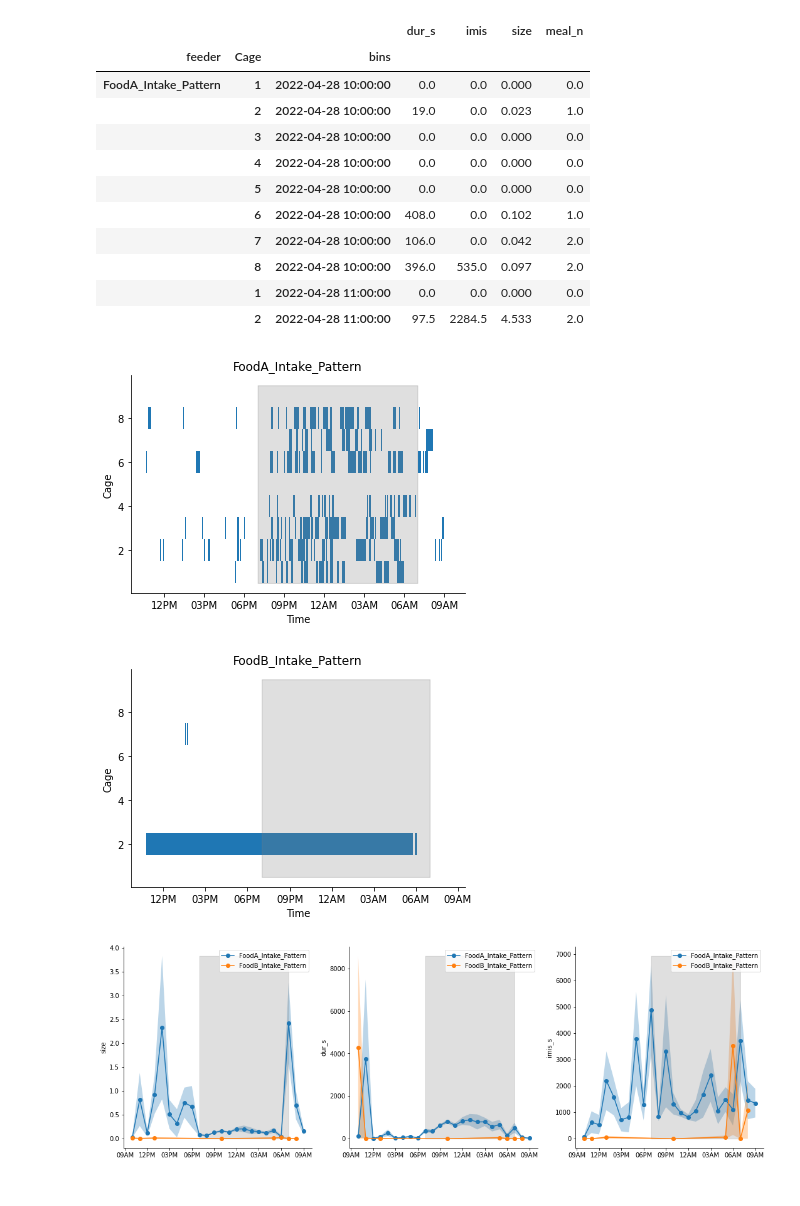
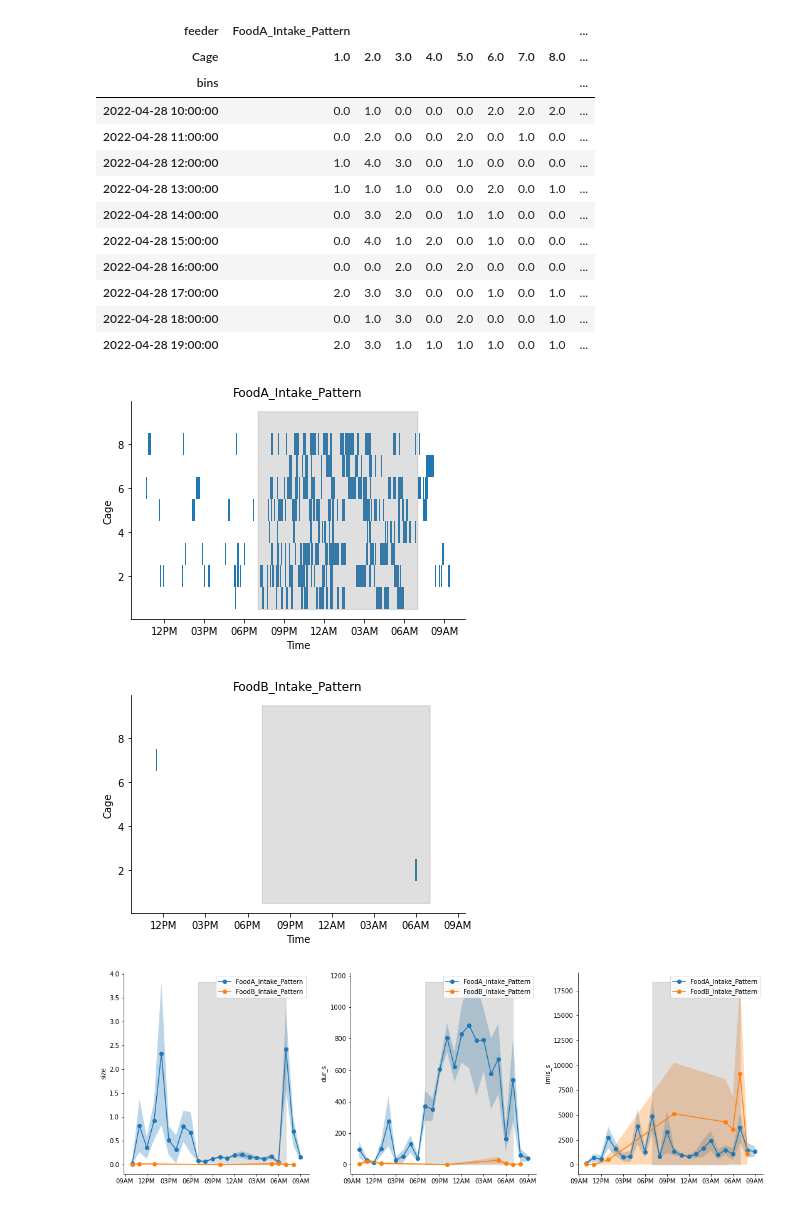
Before and after one commit to nathanielnyema/meal-patterns, a Jupyter notebook: meal_patterns.ipynb, the cells around one changed output. Cells and saved outputs as stored; diff of their text form; code cells hidden in the pictures.

Commit message:
fix issue with first bout

```diff
--- a/meal_patterns.ipynb
+++ b/meal_patterns.ipynb
@@ -21,4 +21,7 @@ if 'google.colab' in str(get_ipython()):
     if not os.path.exists("meal-patterns"):
         !git clone https://github.com/nathanielnyema/meal-patterns
     sys.path.append("meal-patterns")
+    saveroot = ""
+else:
+    saveroot = "outputs"
 from meal_patterns import *
@@ -25,7 +31,7 @@ from meal_patterns import *
 # %%
 # @title settings
 #@markdown The path to the data file
-fpath = "test run.xlsx" #@param {type: "string"}
+fpath = "sample_file/test run.xlsx" #@param {type: "string"}
 #@markdown The minimum time in minutes between meals
 inter_thresh = 5 #@param {type: "number"}
 #@markdown An exclusion criteria for the data. Events with gram amounts below this value will be excluded
@@ -48,8 +54,8 @@ labmaster = False #@param{type: "boolean"}
 
 #############################################################################################################
 fpath = Path(fpath).resolve()
-fname = f"{fpath.stem}_{inter_thresh}min_thresh_{start if start else 'unspec'}_start_{binsize_hr}hr_bins.xlsx"
-df = load_data(fpath, sheets, labmaster)
+fname = os.path.join(saveroot,f"{fpath.stem}_{inter_thresh}min_thresh_{start if start else 'unspec'}_start_{binsize_hr}hr_bins.xlsx")
+df = load_data(fpath, sheets, labmaster, excl)
 start = start = df.start_dts.min() if start is None else datetime.datetime.combine(df.start_dts.min().date(), start)
 bout_stats, binned_stats = run_analysis(df, inter_thresh = inter_thresh,
                                         excl = excl, binsize_hr = binsize_hr,
@@ -82,21 +88,22 @@ bout_stats.head(10)
 # %%
-binned_stats.head(10)
+binned_stats.unstack(['feeder','Cage'])['meal_n'].round(3).head(10)
 # %% [output]
-|  |  |  | dur_s | imis | size | meal_n |
-| feeder | Cage | bins |  |  |  |  |
-| FoodA_Intake_Pattern | 1 | 2022-04-28 10:00:00 | 0.0 | 0.0 | 0.000 | 0.0 |
-|  | 2 | 2022-04-28 10:00:00 | 19.0 | 0.0 | 0.023 | 1.0 |
-|  | 3 | 2022-04-28 10:00:00 | 0.0 | 0.0 | 0.000 | 0.0 |
-|  | 4 | 2022-04-28 10:00:00 | 0.0 | 0.0 | 0.000 | 0.0 |
-|  | 5 | 2022-04-28 10:00:00 | 0.0 | 0.0 | 0.000 | 0.0 |
-|  | 6 | 2022-04-28 10:00:00 | 408.0 | 0.0 | 0.102 | 1.0 |
-|  | 7 | 2022-04-28 10:00:00 | 106.0 | 0.0 | 0.042 | 2.0 |
-|  | 8 | 2022-04-28 10:00:00 | 396.0 | 535.0 | 0.097 | 2.0 |
-|  | 1 | 2022-04-28 11:00:00 | 0.0 | 0.0 | 0.000 | 0.0 |
-|  | 2 | 2022-04-28 11:00:00 | 97.5 | 2284.5 | 4.533 | 2.0 |
+| feeder | FoodA_Intake_Pattern |  |  |  |  |  |  |  | ... |
+| Cage | 1.0 | 2.0 | 3.0 | 4.0 | 5.0 | 6.0 | 7.0 | 8.0 | ... |
+| bins |  |  |  |  |  |  |  |  | ... |
+| 2022-04-28 10:00:00 | 0.0 | 1.0 | 0.0 | 0.0 | 0.0 | 2.0 | 2.0 | 2.0 | ... |
+| 2022-04-28 11:00:00 | 0.0 | 2.0 | 0.0 | 0.0 | 2.0 | 0.0 | 1.0 | 0.0 | ... |
+| 2022-04-28 12:00:00 | 1.0 | 4.0 | 3.0 | 0.0 | 1.0 | 0.0 | 0.0 | 0.0 | ... |
+| 2022-04-28 13:00:00 | 1.0 | 1.0 | 1.0 | 0.0 | 0.0 | 2.0 | 0.0 | 1.0 | ... |
+| 2022-04-28 14:00:00 | 0.0 | 3.0 | 2.0 | 0.0 | 1.0 | 1.0 | 0.0 | 0.0 | ... |
+| 2022-04-28 15:00:00 | 0.0 | 4.0 | 1.0 | 2.0 | 0.0 | 1.0 | 0.0 | 0.0 | ... |
+| 2022-04-28 16:00:00 | 0.0 | 0.0 | 2.0 | 0.0 | 2.0 | 0.0 | 0.0 | 0.0 | ... |
+| 2022-04-28 17:00:00 | 2.0 | 3.0 | 3.0 | 0.0 | 0.0 | 1.0 | 0.0 | 1.0 | ... |
+| 2022-04-28 18:00:00 | 0.0 | 1.0 | 3.0 | 0.0 | 2.0 | 0.0 | 0.0 | 1.0 | ... |
+| 2022-04-28 19:00:00 | 2.0 | 3.0 | 1.0 | 1.0 | 1.0 | 1.0 | 0.0 | 1.0 | ... |
 # %%
 #@title view eventplots of the data
-for s in sheets:
+for s in bout_stats.index.get_level_values('feeder').unique():
     _,ax = plt.subplots(1,1)
     for i in bout_stats.index.get_level_values('Cage').unique():
         try:
@@ -113,32 +120,32 @@ for s in sheets:
     ax.set_xlabel('Time');
     ax.set_title(s)
 # %% [output]
-[figure, old version]
+[figure, new version]
-[figure, old version]
+[figure, new version]
 # %%
 #@title plot the binned data
 #NOTE: I'm plotting mean +/- sem here but i'm not sure the mean is the best representation of the data
 # especially for imi where the values are sparse
 
 fig,ax = plt.subplots(1,3, figsize = (15,5))
 stats = [ 'size','dur_s', 'imis_s']
 
 for i,stat in enumerate(stats):
     sems = binned_stats.fillna(0).groupby(['feeder','bins']).sem()
     mns =binned_stats.fillna(0).groupby(['feeder','bins']).mean()
-    for s in sheets:
+    for s in bout_stats.index.get_level_values('feeder').unique():
         ax[i].plot(sems.loc[s].index, mns.loc[s][stat], marker = 'o', label = s)
         ax[i].fill_between(sems.loc[s].index, mns.loc[s][stat] - sems.loc[s][stat],
                            mns.loc[s][stat] + sems.loc[s][stat], alpha=0.3, )
     ax[i].xaxis.set_major_formatter(mdates.DateFormatter('%I%p'))
     ax[i].fill_between(ts, (mns - sems)[stat].min(), (mns + sems)[stat].max(),
                        where = night, color = 'gray', alpha = 0.25)
     ax[i].legend()
     ax[i].set_ylabel(stat)
 
 sns.despine()
 fig.tight_layout(pad = 1.)
 # %% [output]
-[figure, old version]
+[figure, new version]
 # %%
 #@title plot bout statistics for individual mice
```
Also changed, not shown: parts of 3 cells of this notebook, 3 other files.
